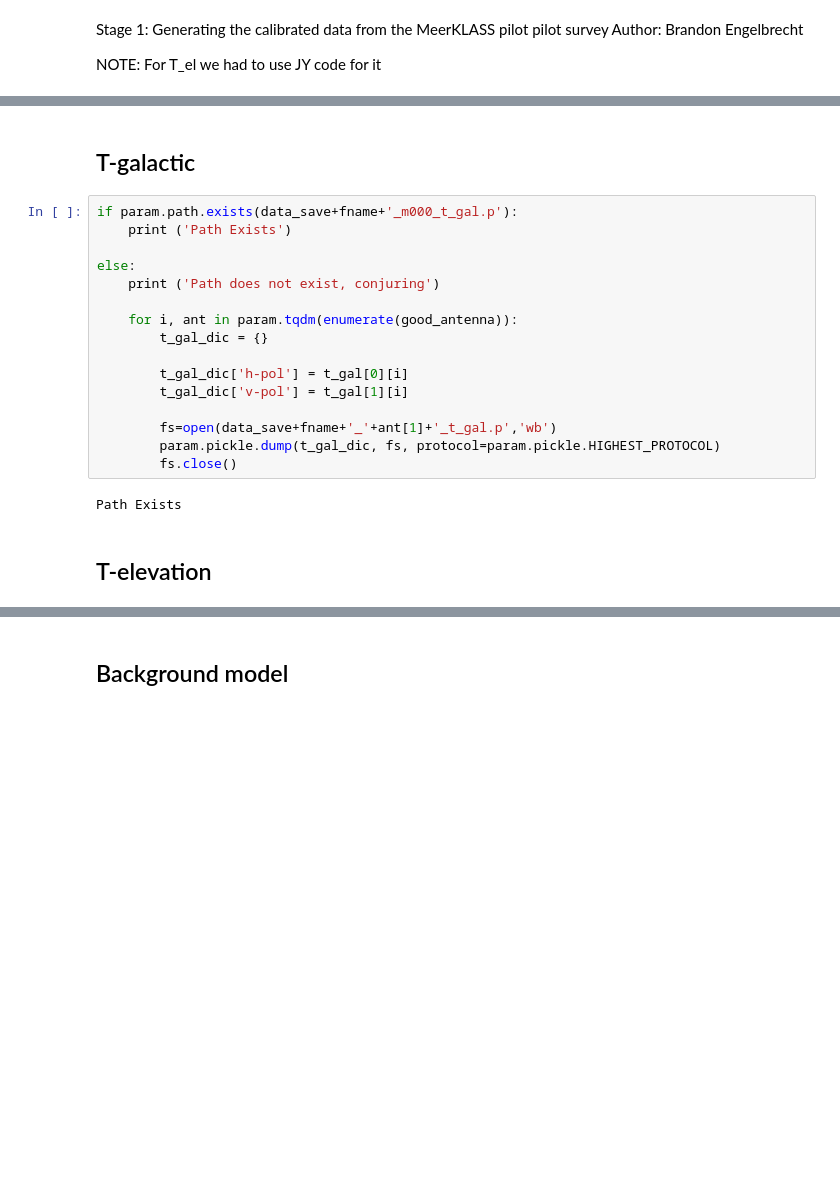
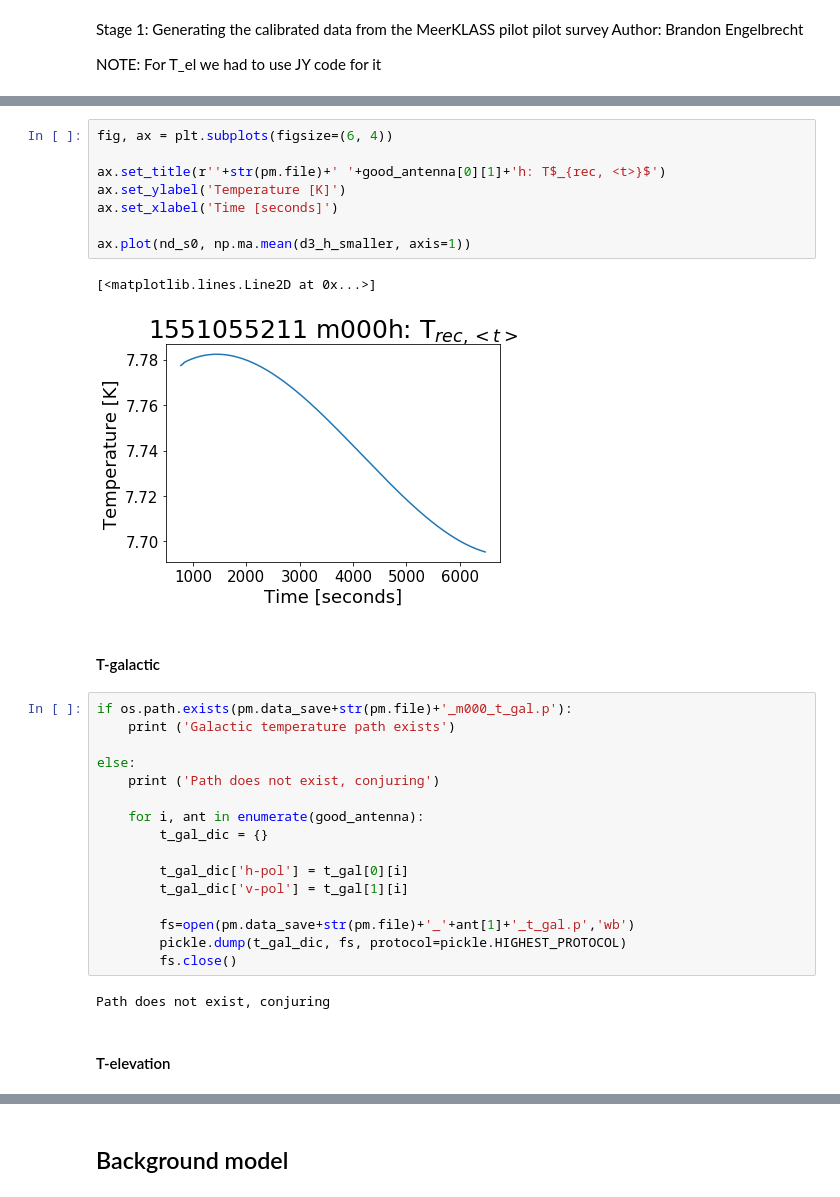
Before and after one commit to vitoria-ab/satellite_RFI-mine, a Jupyter notebook: Notebooks/MKAT_recalibration/Generating_Calibrated_Data_BGM.ipynb, the cells around one changed output, grey strips where cells are left out. Drawn from its saved outputs; the diff is of its cells as text; blank space fills up the shorter version.

```diff
--- a/Notebooks/MKAT_recalibration/Generating_Calibrated_Data_BGM.ipynb
+++ b/Notebooks/MKAT_recalibration/Generating_Calibrated_Data_BGM.ipynb
@@ -321,25 +361,36 @@ Can pickle in the info
+# %%
+fig, ax = plt.subplots(figsize=(6, 4))
+
+ax.set_title(r''+str(pm.file)+' '+good_antenna[0][1]+'h: T$_{rec, <t>}$')
+ax.set_ylabel('Temperature [K]')
+ax.set_xlabel('Time [seconds]')
+
+ax.plot(nd_s0, np.ma.mean(d3_h_smaller, axis=1))
+# %% [output]
+[<matplotlib.lines.Line2D at 0x...>]
+[figure, added]
 # %% [markdown]
-## T-galactic
+#### T-galactic
 # %%
-if param.path.exists(data_save+fname+'_m000_t_gal.p'):
-    print ('Path Exists')
+if os.path.exists(pm.data_save+str(pm.file)+'_m000_t_gal.p'):
+    print ('Galactic temperature path exists')
 
 else:
     print ('Path does not exist, conjuring')
 
-    for i, ant in param.tqdm(enumerate(good_antenna)):
+    for i, ant in enumerate(good_antenna):
         t_gal_dic = {}
 
         t_gal_dic['h-pol'] = t_gal[0][i]
         t_gal_dic['v-pol'] = t_gal[1][i]
 
-        fs=open(data_save+fname+'_'+ant[1]+'_t_gal.p','wb')
-        param.pickle.dump(t_gal_dic, fs, protocol=param.pickle.HIGHEST_PROTOCOL)
+        fs=open(pm.data_save+str(pm.file)+'_'+ant[1]+'_t_gal.p','wb')
+        pickle.dump(t_gal_dic, fs, protocol=pickle.HIGHEST_PROTOCOL)
         fs.close()
 # %% [output]
-Path Exists
+Path does not exist, conjuring
 # %% [markdown]
-## T-elevation
+#### T-elevation
 # %%
 def temp_elevation(t_el_input):
     threshold_no = 2
```
Also changed, not shown: parts of 127 cells of this notebook, 2 other files.
